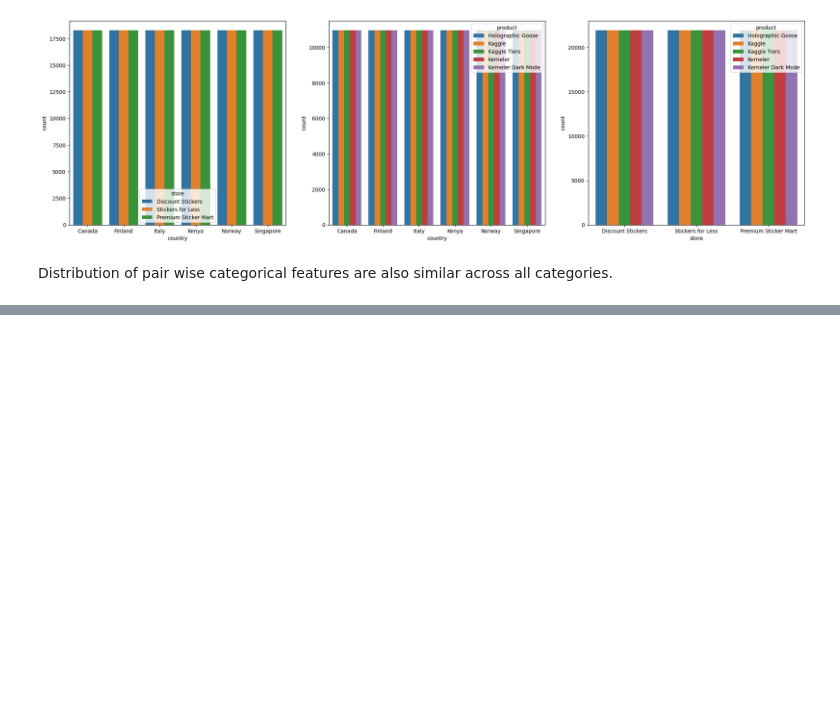
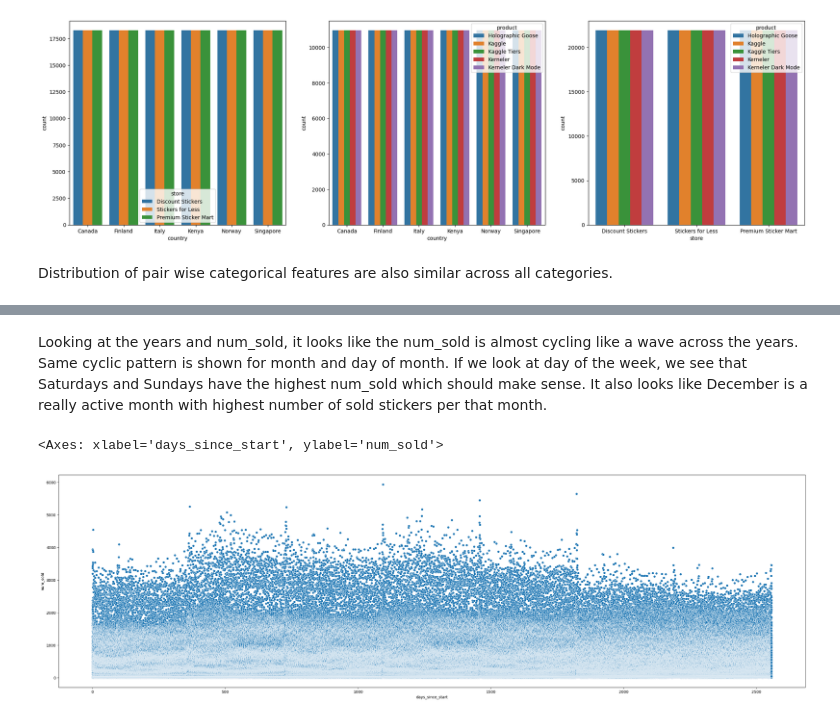
Before and after one commit to LoneCoder21/Kaggle-Notebooks, a Jupyter notebook: Regression/Forecasting Sticker Sales/eda.ipynb, the cells around one changed output, grey strips where cells are left out. Drawn from its saved outputs; the diff is of its cells as text; code cells hidden in the pictures; blank space fills up the shorter version.

```diff
--- a/Regression/Forecasting Sticker Sales/eda.ipynb
+++ b/Regression/Forecasting Sticker Sales/eda.ipynb
@@ -97,0 +143,11 @@ Distribution of pair wise categorical features are also similar across all categ
+# %% [markdown]
+Looking at the years and num_sold, it looks like the num_sold is almost cycling like a wave across the years. Same cyclic pattern is shown for month and day of month. If we look at day of the week, we see that Saturdays and Sundays have the highest num_sold which should make sense. It also looks like December is a really active month with highest number of sold stickers per that month.
+# %%
+data["days_since_start"] = (data["date"] - data.iloc[0].date).dt.days
+
+fig, axs = plt.subplots(figsize=(35, 10))
+
+sns.scatterplot(data,x="days_since_start",y=target_column)
+# %% [output]
+<Axes: xlabel='days_since_start', ylabel='num_sold'>
+[figure, added]
```
Also changed, not shown: parts of 15 cells of this notebook.
